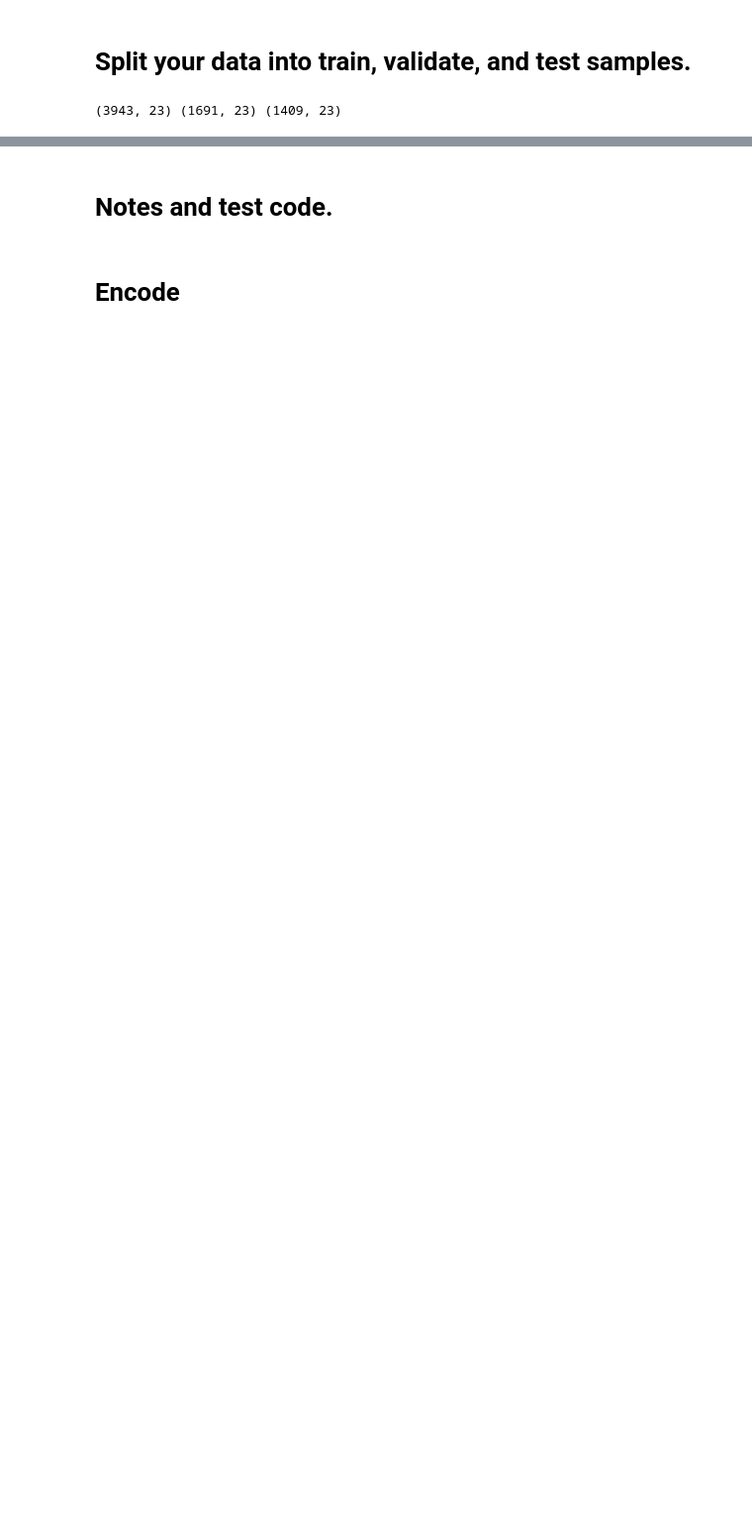
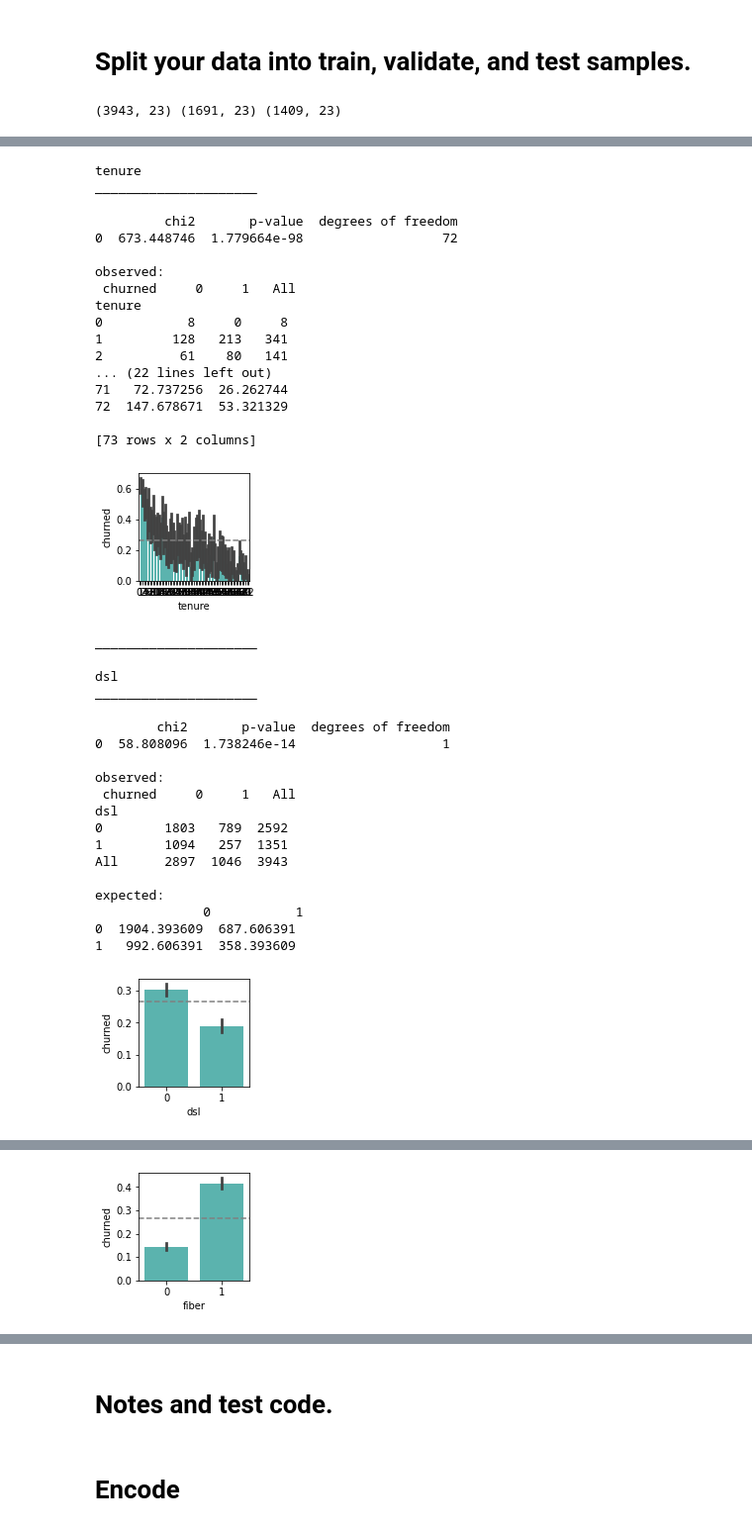
Before and after one commit to hrodjr/classification-exercises, a Jupyter notebook: scratch_telco.ipynb, the cells around one changed output, grey strips where cells are left out. Shown at 99% size. Drawn from its saved outputs; the diff is of its cells as text; code cells hidden in the pictures; blank space fills up the shorter version.

```diff
--- a/scratch_telco.ipynb
+++ b/scratch_telco.ipynb
@@ -191,0 +183,43 @@ print(train.shape, validate.shape, test.shape)
+# %%
+cat_vars = cat_vars[1:]
+# %%
+explore.explore_bivariate(train, 'churned', cat_vars, quant_vars)
+# %% [output]
+tenure
+_____________________
+
+         chi2       p-value  degrees of freedom
+0  673.448746  1.779664e-98                  72
+
+observed:
+ churned     0     1   All
+tenure
+0           8     0     8
+1         128   213   341
+2          61    80   141
+... (22 lines left out)
+71   72.737256  26.262744
+72  147.678671  53.321329
+
+[73 rows x 2 columns]
+[figure, added]
+_____________________
+
+dsl
+_____________________
+
+        chi2       p-value  degrees of freedom
+0  58.808096  1.738246e-14                   1
+
+observed:
+ churned     0     1   All
+dsl
+0        1803   789  2592
+1        1094   257  1351
+All      2897  1046  3943
+
+expected:
+              0           1
+0  1904.393609  687.606391
+1   992.606391  358.393609
+[figure, added]
@@ -191,0 +245 @@ print(train.shape, validate.shape, test.shape)
+[figure, added]
```
Also changed, not shown: parts of 19 cells of this notebook, 1 other file.
